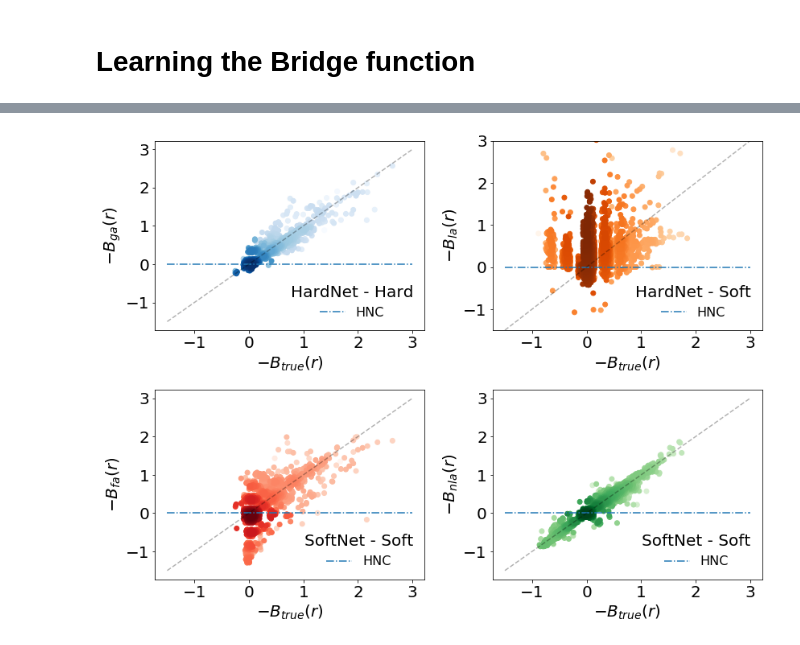
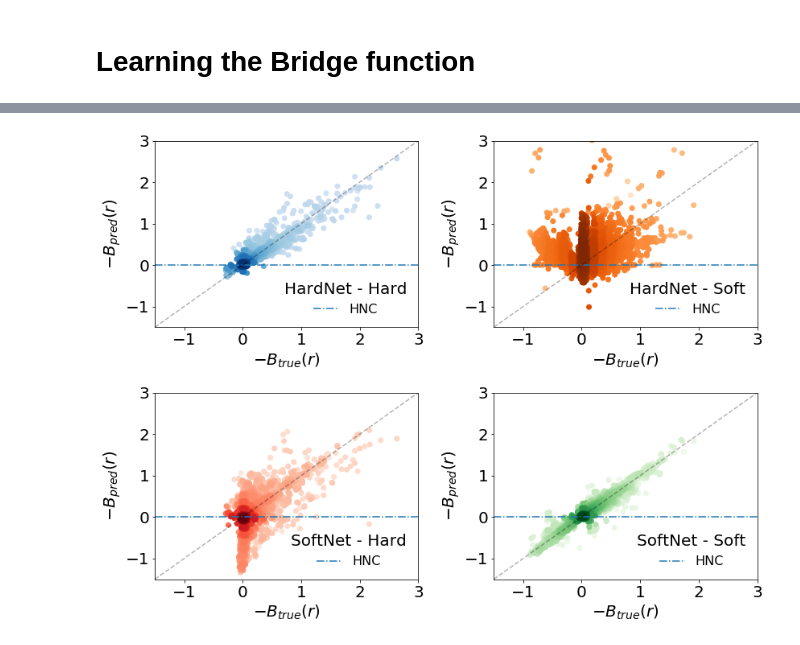
Before and after one commit to CompRhys/ornstein-zernike, a Jupyter notebook: learn/learn-bridge-function-hard-soft.ipynb, the cells around one changed output, grey strips where cells are left out. Drawn from its saved outputs; the diff is of its cells as text; code cells hidden in the pictures.

```diff
--- a/learn/learn-bridge-function-hard-soft.ipynb
+++ b/learn/learn-bridge-function-hard-soft.ipynb
@@ -113,3 +95,3 @@ Call initializer instance with the dtype argument instead of passing it to the c
 # %%
-hard = train_model(hard, X_train_hard, y_train_hard, y_ivar_hard,
-                    epochs=100, save_file="models/hard.h5")
+# hard = train_model(hard, X_train_hard, y_train_hard, y_ivar_hard,
+#                     epochs=100, save_file="models/hard.h5")
@@ -119,3 +98,3 @@ Learning MLP model with 166986 training points
 # %%
-soft = train_model(soft, X_train_soft, y_train_soft, y_ivar_soft,
-                    epochs=100, save_file="models/soft.h5")
+# soft = train_model(soft, X_train_soft, y_train_soft, y_ivar_soft,
+#                     epochs=100, save_file="models/soft.h5")
@@ -156,5 +148,5 @@ Soft-Soft : R2: 0.916, RMSE: 0.033 MAE: 0.009
 # %%
-def density_scatter(x , y, colours, ax = None, label=None, sort = True, log=True, bins = 20,  **kwargs )   :
+def density_scatter(x , y, colours, ax = None, label=None, sort = True, log=True, bins = 40,  **kwargs )   :
     """
     Scatter plot colored by 2d histogram
     """
@@ -175,18 +167,33 @@ def density_scatter(x , y, colours, ax = None, label=None, sort = True, log=True
 
     ax.scatter( x, y, c=z, cmap=colours, label=label, **kwargs )
     return ax
+# %%
+from matplotlib.colors import LinearSegmentedColormap
+
+interval = np.linspace(0, 1)
+colors = plt.get_cmap('Blues')(interval)
+cmap_b = LinearSegmentedColormap.from_list('name', colors)
+
+colors = plt.get_cmap('Oranges')(interval)
+cmap_o = LinearSegmentedColormap.from_list('name', colors)
+
+colors = plt.get_cmap('Reds')(interval)
+cmap_r = LinearSegmentedColormap.from_list('name', colors)
+
+colors = plt.get_cmap('Greens')(interval)
+cmap_g = LinearSegmentedColormap.from_list('name', colors)
 # %%
 matplotlib.rcParams.update({'font.size': 20})
 
 fig, ax = plt.subplots(2,2, figsize=(12,9))
 
-density_scatter(-y_test_hard.ravel(), -y_hard_hard.ravel(), plt.get_cmap('Blues'), ax=ax[0,0])
+density_scatter(-y_test_hard.ravel(), -y_hard_hard.ravel(), cmap_b, ax=ax[0,0])
 
-density_scatter(-y_test_soft.ravel(), -y_soft_hard.ravel(), plt.get_cmap('Oranges'), ax=ax[0,1])
+density_scatter(-y_test_soft.ravel(), -y_soft_hard.ravel(), cmap_o, ax=ax[0,1])
 
-density_scatter(-y_test_hard.ravel(), -y_hard_soft.ravel(), plt.get_cmap('Reds'), ax=ax[1,0])
+density_scatter(-y_test_hard.ravel(), -y_hard_soft.ravel(), cmap_r, ax=ax[1,0])
 
-density_scatter(-y_test_soft.ravel(), -y_soft_soft.ravel(), plt.get_cmap('Greens'), ax=ax[1,1])
+density_scatter(-y_test_soft.ravel(), -y_soft_soft.ravel(), cmap_g, ax=ax[1,1])
 
 # ax[0,0].plot(-y_test, -y_gam, linestyle="None",
 #         marker="+", label='$B_{ga}$', alpha=0.3,mew=3, color="tab:blue")
@@ -203,33 +210,40 @@ density_scatter(-y_test_soft.ravel(), -y_soft_soft.ravel(), plt.get_cmap('Greens
 ax[0,0].plot([-1.5, 3], [0, 0], linestyle="-.", label='HNC', color="tab:blue")
 ax[0,0].plot([-1.5, 3], [-1.5, 3], linestyle="--", color='k',  alpha=0.3)
 ax[0,0].set_xlabel('$-B_{true}(r)$')
 ax[0,0].set_ylabel('$-B_{pred}(r)$')
+ax[0,0].set_xlim((-1.5,3))
+ax[0,0].set_ylim((-1.5,3))
 
 ax[0,1].plot([-1.5, 3], [0, 0], linestyle="-.", label='HNC', color="tab:blue")
 ax[0,1].plot([-1.5, 3], [-1.5, 3], linestyle="--", color='k',  alpha=0.3)
 ax[0,1].set_xlabel('$-B_{true}(r)$')
 ax[0,1].set_ylabel('$-B_{pred}(r)$')
+ax[0,1].set_xlim((-1.5,3))
 ax[0,1].set_ylim((-1.5,3))
 
 ax[1,0].plot([-1.5, 3], [0, 0], linestyle="-.", label='HNC', color="tab:blue")
 ax[1,0].plot([-1.5, 3], [-1.5, 3], linestyle="--", color='k',  alpha=0.3)
 ax[1,0].set_xlabel('$-B_{true}(r)$')
 ax[1,0].set_ylabel('$-B_{pred}(r)$')
+ax[1,0].set_xlim((-1.5,3))
+ax[1,0].set_ylim((-1.5,3))
 
 ax[1,1].plot([-1.5, 3], [0, 0], linestyle="-.", label='HNC', color="tab:blue")
 ax[1,1].plot([-1.5, 3], [-1.5, 3], linestyle="--", color='k',  alpha=0.3)
 ax[1,1].set_xlabel('$-B_{true}(r)$')
 ax[1,1].set_ylabel('$-B_{pred}(r)$')
+ax[1,1].set_xlim((-1.5,3))
+ax[1,1].set_ylim((-1.5,3))
 
 ax[0,0].legend(markerscale=1, fontsize=16, frameon=False, title="HardNet - Hard", loc=4)
 ax[0,1].legend(markerscale=1, fontsize=16, frameon=False, title="HardNet - Soft", loc=4)
-ax[1,0].legend(markerscale=1, fontsize=16, frameon=False, title="SoftNet - Soft", loc=4)
+ax[1,0].legend(markerscale=1, fontsize=16, frameon=False, title="SoftNet - Hard", loc=4)
 ax[1,1].legend(markerscale=1, fontsize=16, frameon=False, title="SoftNet - Soft", loc=4)
 
 plt.tight_layout()
 
 # plt.savefig("plots/compare_{}.png".format(datetime.now().strftime("%d-%m-%Y_%I-%M-%S_%p")))
-plt.savefig("plots/compare-hard-soft.png")
+plt.savefig("plots/compare-hard-soft.pdf")
 plt.show()
 # %% [output]
-[figure, old version]
+[figure, new version]
```
Also changed, not shown: parts of 6 cells of this notebook, 32 other files.
